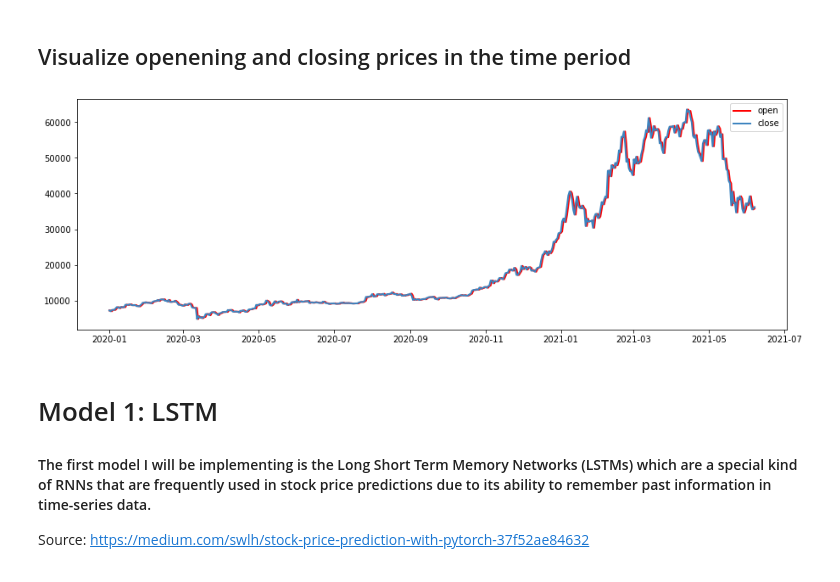
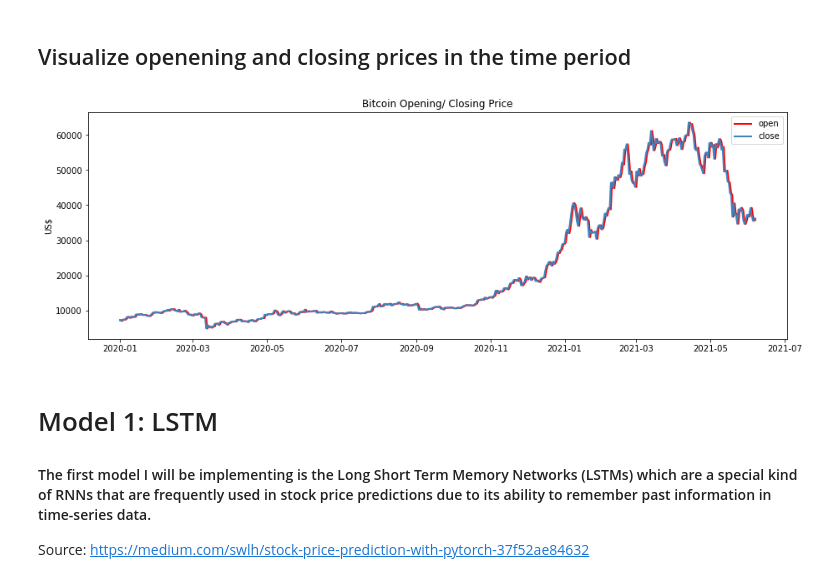
Before and after one commit to hsj7346/bitcoin_predictions, a Jupyter notebook: bitcoin_predictions.ipynb, the cells around one changed output. Drawn from its saved outputs; the diff is of its cells as text; code cells hidden in the pictures.

```diff
--- a/bitcoin_predictions.ipynb
+++ b/bitcoin_predictions.ipynb
@@ -68,11 +68,13 @@ btc.tail()
 # %%
 fig = plt.figure(figsize = (15,5))
 plt.plot(btc["open"], color='r', lw=2.)
 plt.plot(btc["close"], color = '#3d84bf', lw=2.)
+plt.title("Bitcoin Opening/ Closing Price")
+plt.ylabel("US$")
 plt.legend(["open","close"], loc='best')
 plt.show()
 # %% [output]
-[figure, old version]
+[figure, new version]
 # %% [markdown]
 # Model 1: LSTM
 
```
Also changed, not shown: parts of 11 cells of this notebook.
